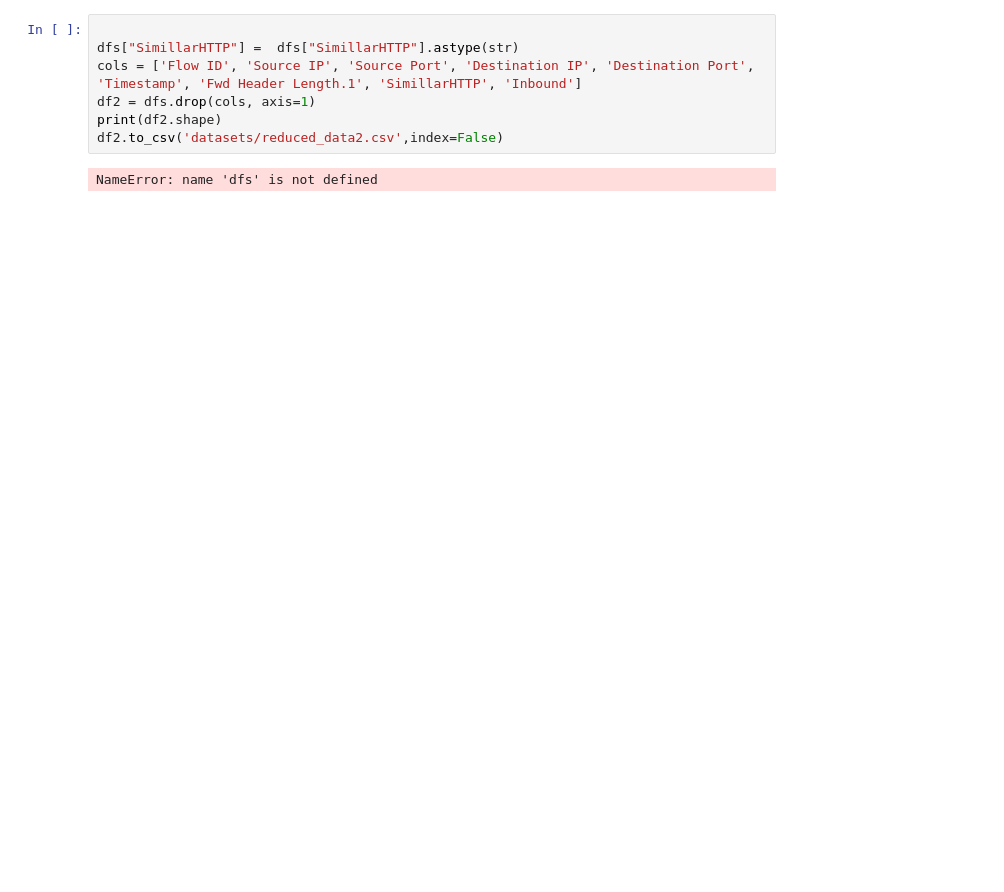
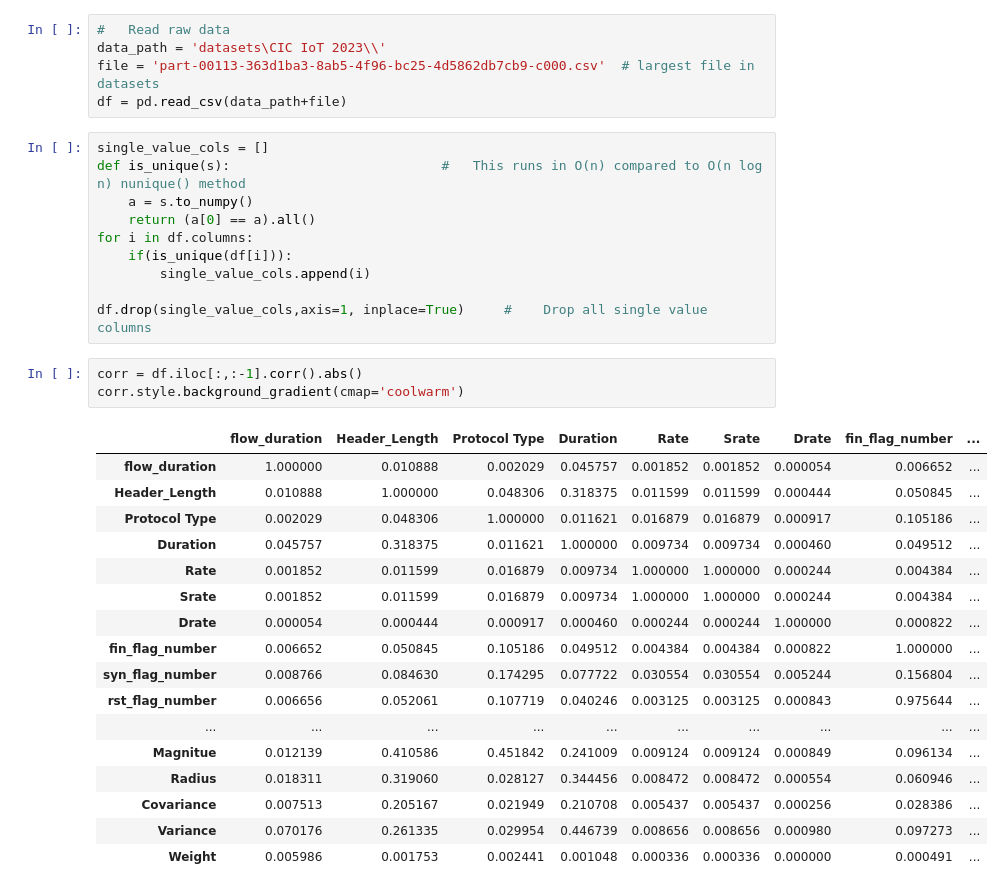
Before and after one commit to ravenpwn/Applied-Statistics-Machine-Learning, a Jupyter notebook: p2023.ipynb, the cells around one changed output. Drawn from its saved outputs; the diff is of its cells as text; blank space fills up the shorter version.

```diff
--- a/p2023.ipynb
+++ b/p2023.ipynb
@@ -26,9 +11,36 @@ df = pd.read_csv(data_path+train_file)
-# %%
-
-dfs["SimillarHTTP"] =  dfs["SimillarHTTP"].astype(str)
-cols = ['Flow ID', 'Source IP', 'Source Port', 'Destination IP', 'Destination Port', 'Timestamp', 'Fwd Header Length.1', 'SimillarHTTP', 'Inbound']
-df2 = dfs.drop(cols, axis=1)
-print(df2.shape)
-df2.to_csv('datasets/reduced_data2.csv',index=False)
-# %% [output]
-NameError: name 'dfs' is not defined
+# %%
+#   Read raw data
+data_path = 'datasets\CIC IoT 2023\\'
+file = 'part-00113-363d1ba3-8ab5-4f96-bc25-4d5862db7cb9-c000.csv'  # largest file in datasets
+df = pd.read_csv(data_path+file)
+# %%
+single_value_cols = []
+def is_unique(s):                           #   This runs in O(n) compared to O(n log n) nunique() method
+    a = s.to_numpy()
+    return (a[0] == a).all()
+for i in df.columns:
+    if(is_unique(df[i])):
+        single_value_cols.append(i)
+
+df.drop(single_value_cols,axis=1, inplace=True)     #    Drop all single value columns
+# %%
+corr = df.iloc[:,:-1].corr().abs()
+corr.style.background_gradient(cmap='coolwarm')
+# %% [output]
+|  | flow_duration | Header_Length | Protocol Type | Duration | Rate | Srate | Drate | fin_flag_number | ... |
+| flow_duration | 1.000000 | 0.010888 | 0.002029 | 0.045757 | 0.001852 | 0.001852 | 0.000054 | 0.006652 | ... |
+| Header_Length | 0.010888 | 1.000000 | 0.048306 | 0.318375 | 0.011599 | 0.011599 | 0.000444 | 0.050845 | ... |
+| Protocol Type | 0.002029 | 0.048306 | 1.000000 | 0.011621 | 0.016879 | 0.016879 | 0.000917 | 0.105186 | ... |
+| Duration | 0.045757 | 0.318375 | 0.011621 | 1.000000 | 0.009734 | 0.009734 | 0.000460 | 0.049512 | ... |
+| Rate | 0.001852 | 0.011599 | 0.016879 | 0.009734 | 1.000000 | 1.000000 | 0.000244 | 0.004384 | ... |
+| Srate | 0.001852 | 0.011599 | 0.016879 | 0.009734 | 1.000000 | 1.000000 | 0.000244 | 0.004384 | ... |
+| Drate | 0.000054 | 0.000444 | 0.000917 | 0.000460 | 0.000244 | 0.000244 | 1.000000 | 0.000822 | ... |
+| fin_flag_number | 0.006652 | 0.050845 | 0.105186 | 0.049512 | 0.004384 | 0.004384 | 0.000822 | 1.000000 | ... |
+| syn_flag_number | 0.008766 | 0.084630 | 0.174295 | 0.077722 | 0.030554 | 0.030554 | 0.005244 | 0.156804 | ... |
+| rst_flag_number | 0.006656 | 0.052061 | 0.107719 | 0.040246 | 0.003125 | 0.003125 | 0.000843 | 0.975644 | ... |
+| ... | ... | ... | ... | ... | ... | ... | ... | ... | ... |
+| Magnitue | 0.012139 | 0.410586 | 0.451842 | 0.241009 | 0.009124 | 0.009124 | 0.000849 | 0.096134 | ... |
+| Radius | 0.018311 | 0.319060 | 0.028127 | 0.344456 | 0.008472 | 0.008472 | 0.000554 | 0.060946 | ... |
+| Covariance | 0.007513 | 0.205167 | 0.021949 | 0.210708 | 0.005437 | 0.005437 | 0.000256 | 0.028386 | ... |
+| Variance | 0.070176 | 0.261335 | 0.029954 | 0.446739 | 0.008656 | 0.008656 | 0.000980 | 0.097273 | ... |
+| Weight | 0.005986 | 0.001753 | 0.002441 | 0.001048 | 0.000336 | 0.000336 | 0.000000 | 0.000491 | ... |
```
Also changed, not shown: parts of 9 cells of this notebook, 2 other files.
